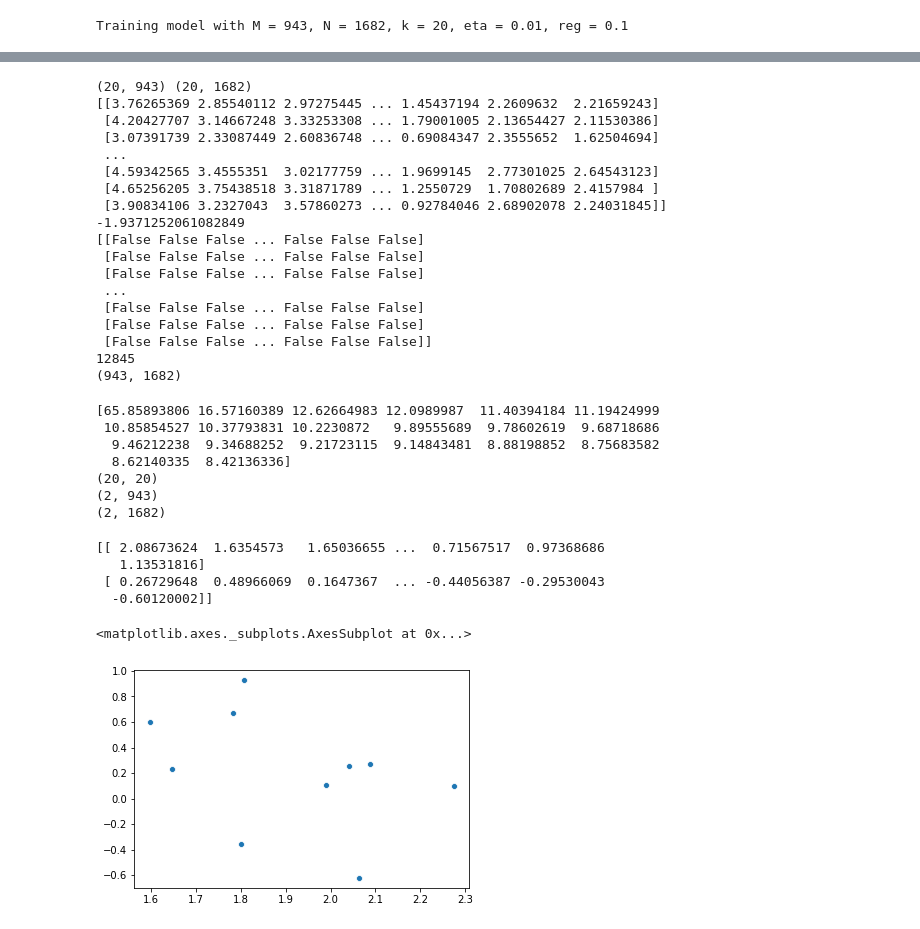
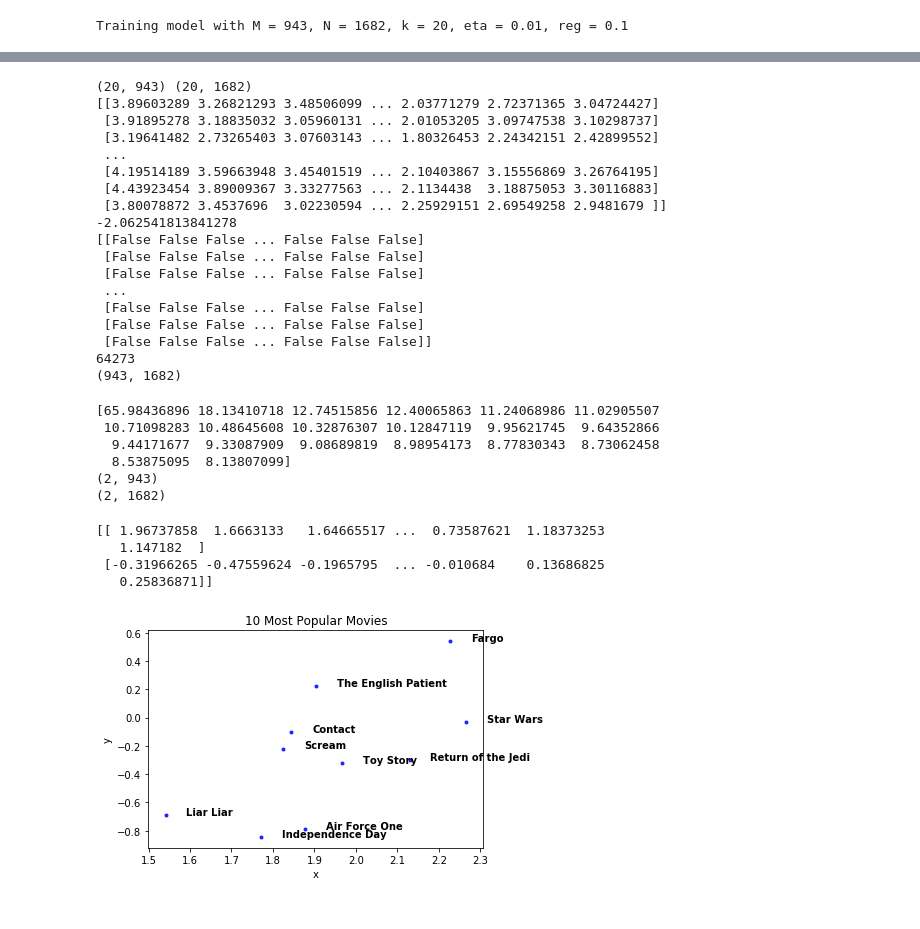
Before and after one commit to jagathv/cs155miniproj2, a Jupyter notebook: New_Shit_2.ipynb, the cells around one changed output, grey strips where cells are left out. Drawn from its saved outputs; the diff is of its cells as text; code cells hidden in the pictures.

```diff
--- a/New_Shit_2.ipynb
+++ b/New_Shit_2.ipynb
@@ -192,28 +216,24 @@ V = np.transpose(V)
 print()
 print(np.shape(U), (np.shape(V)))
 
-
-
-res = np.matmul(np.transpose(U), V)
-
 print(res)
 print(np.min(res))
 
-print(res < 0)
-print(np.sum(res < 0))
+print(res < 1)
+print(np.sum(res < 1))
 print(np.shape(res))
 
 #print(E_ins, E_outs)
 # %% [output]
 (20, 943) (20, 1682)
-[[3.76265369 2.85540112 2.97275445 ... 1.45437194 2.2609632  2.21659243]
- [4.20427707 3.14667248 3.33253308 ... 1.79001005 2.13654427 2.11530386]
- [3.07391739 2.33087449 2.60836748 ... 0.69084347 2.3555652  1.62504694]
+[[3.89603289 3.26821293 3.48506099 ... 2.03771279 2.72371365 3.04724427]
+ [3.91895278 3.18835032 3.05960131 ... 2.01053205 3.09747538 3.10298737]
+ [3.19641482 2.73265403 3.07603143 ... 1.80326453 2.24342151 2.42899552]
  ...
- [4.59342565 3.4555351  3.02177759 ... 1.9699145  2.77301025 2.64543123]
- [4.65256205 3.75438518 3.31871789 ... 1.2550729  1.70802689 2.4157984 ]
- [3.90834106 3.2327043  3.57860273 ... 0.92784046 2.68902078 2.24031845]]
--1.9371252061082849
+ [4.19514189 3.59663948 3.45401519 ... 2.10403867 3.15556869 3.26764195]
+ [4.43923454 3.89009367 3.33277563 ... 2.1134438  3.18875053 3.30116883]
+ [3.80078872 3.4537696  3.02230594 ... 2.25929151 2.69549258 2.9481679 ]]
+-2.062541813841278
 [[False False False ... False False False]
  [False False False ... False False False]
  [False False False ... False False False]
@@ -221,47 +241,51 @@ print(np.shape(res))
  [False False False ... False False False]
  [False False False ... False False False]
  [False False False ... False False False]]
-12845
+64273
 (943, 1682)
 # %%
-A,S,B = np.linalg.svd(V)
+A1,S,B1 = np.linalg.svd(V)
 # %%
 print(S)
-print(np.shape(A))
+#print(np.shape(A))
 
-U_tilde = np.matmul(np.transpose(A)[0:2, :], U)
-V_tilde = np.matmul(np.transpose(A)[0:2, :], V)
+U_tilde = np.matmul(np.transpose(A1)[0:2, :], U)
+V_tilde = np.matmul(np.transpose(A1)[0:2, :], V)
 
 print(np.shape(U_tilde))
 print(np.shape(V_tilde))
 # %% [output]
-[65.85893806 16.57160389 12.62664983 12.0989987  11.40394184 11.19424999
- 10.85854527 10.37793831 10.2230872   9.89555689  9.78602619  9.68718686
-  9.46212238  9.34688252  9.21723115  9.14843481  8.88198852  8.75683582
-  8.62140335  8.42136336]
-(20, 20)
+[65.98436896 18.13410718 12.74515856 12.40065863 11.24068986 11.02905507
+ 10.71098283 10.48645608 10.32876307 10.12847119  9.95621745  9.64352866
+  9.44171677  9.33087909  9.08689819  8.98954173  8.77830343  8.73062458
+  8.53875095  8.13807099]
 (2, 943)
 (2, 1682)
 # %%
 print(V_tilde)
 # %% [output]
-[[ 2.08673624  1.6354573   1.65036655 ...  0.71567517  0.97368686
-   1.13531816]
- [ 0.26729648  0.48966069  0.1647367  ... -0.44056387 -0.29530043
-  -0.60120002]]
+[[ 1.96737858  1.6663133   1.64665517 ...  0.73587621  1.18373253
+   1.147182  ]
+ [-0.31966265 -0.47559624 -0.1965795  ... -0.010684    0.13686825
+   0.25836871]]
 # %%
+# 10 Most Popular Movies - SGD U and V with Biases
 ten_popular_indices = np.array([50.0, 258.0, 100.0, 181.0, 294.0, 286.0, 288.0, 1.0, 300.0, 121.0]) - 1
 ten_popular_indices = ten_popular_indices.astype(int)
 
-
-x = []
-y = []
-for i in ten_popular_indices:
-    x.append(V_tilde[0][i])
-    y.append(V_tilde[1][i])
+ten_popular_movies = {0: 'Toy Story', 49 : 'Star Wars', 99 : 'Fargo', 120 : 'Independence Day', 180 : 'Return of the Jedi', 257 : 'Contact', 285 : 'The English Patient', 287 : 'Scream', 293 : 'Liar Liar', 299 : 'Air Force One'}
 
 
-sns.scatterplot(x, y)
+# x = []
+# y = []
+# for i in ten_popular_indices:
+#     x.append(V_tilde[0][i])
+#     y.append(V_tilde[1][i])
+
+
+# sns.scatterplot(x, y)
+
+
+scatter_with_labels(ten_popular_movies, V_tilde, '10 Most Popular Movies')
 # %% [output]
-<matplotlib.axes._subplots.AxesSubplot at 0x...>
-[figure, old version]
+[figure, new version]
```
Also changed, not shown: parts of 8 cells of this notebook.
